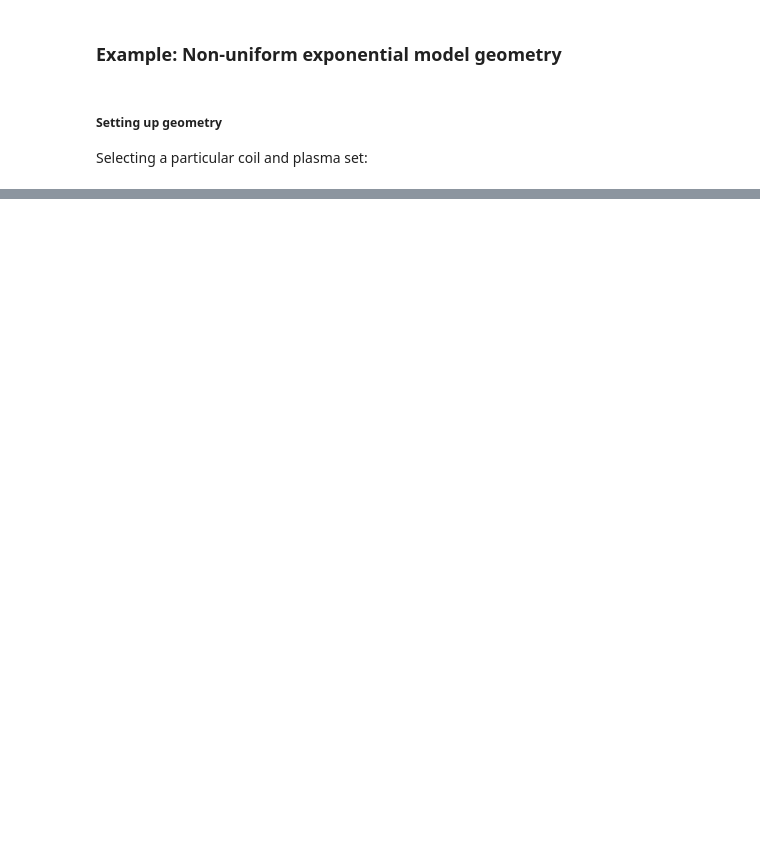
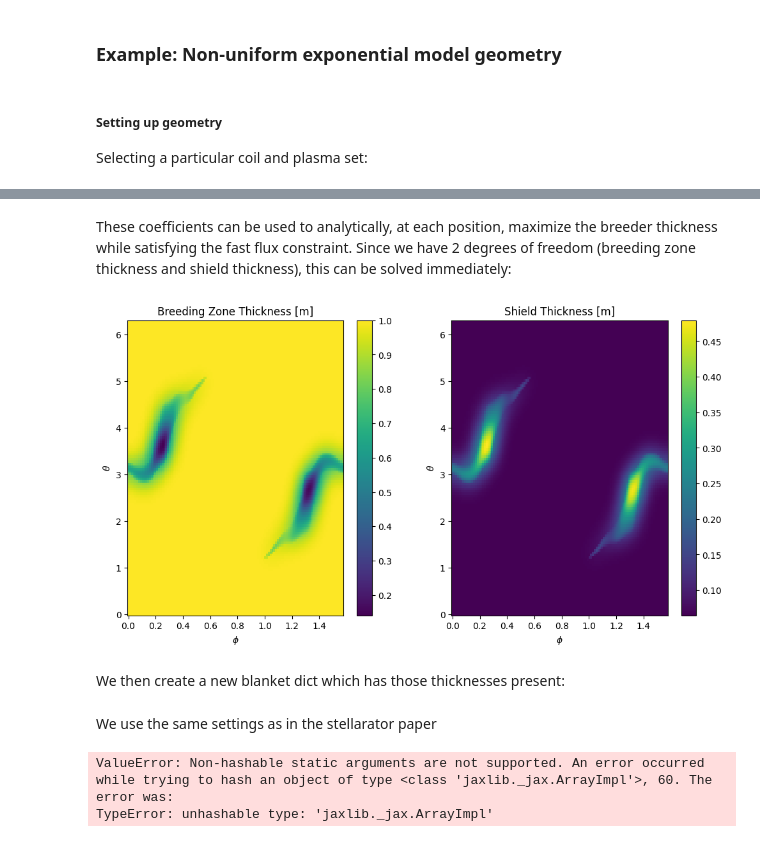
Before and after one commit to timobogaarts/jax-sbgeom, a Jupyter notebook: examples/stellarator_paper_fig_13.ipynb, the cells around one changed output, grey strips where cells are left out. Cells and saved outputs as stored; diff of their text form; code cells hidden in the pictures; blank space fills up the shorter version.

```diff
--- a/examples/stellarator_paper_fig_13.ipynb
+++ b/examples/stellarator_paper_fig_13.ipynb
@@ -121,41 +122,52 @@ d_cws_smoothed = gaussian_filter(d_cws, sigma = cws_kwargs['smoothing'])
+# %% [markdown]
+These coefficients can be used to analytically, at each position, maximize the breeder thickness while satisfying the fast flux constraint. Since we have 2 degrees of freedom (breeding zone thickness and shield thickness), this can be solved immediately:
 # %%
 
-def _find_bz_shield(blanket_dict, available_distance, phi_0, phi_e,  maximum_dof_1_size : float, minimum_dof_2_size : float, smooth = True, smooth_sigma = 4, dof_name_1 : str = "BreedingZone", dof_name_2 : str = "VVShield", void_key = "Void"):
+def find_bz_shield(blanket_dict, available_distance, phi_0, phi_e,  maximum_dof_1_size : float, minimum_dof_2_size : float, smooth = True, smooth_sigma = 4, dof_name_1 : str = "BreedingZone", dof_name_2 : str = "VVShield", void_key = "Void"):
 
     attenuation = onp.log10(phi_e / phi_0)
 
     attenuation_without_bz_shield = sum([blanket_dict[layer]['decay'] * blanket_dict[layer]['d'] for layer in blanket_dict if (layer != dof_name_1 and layer != dof_name_2 and layer != void_key)])
 
     available_distance_for_bz_shield = available_distance - sum([blanket_dict[layer]['d'] for layer in blanket_dict if layer != dof_name_1 and layer != dof_name_2 and layer != void_key])
 
     required_attenuation_bz_shield = attenuation + attenuation_without_bz_shield
 
     available_bz = (required_attenuation_bz_shield + blanket_dict[dof_name_2]['decay'] * available_distance_for_bz_shield) / (blanket_dict[dof_name_2]['decay'] - blanket_dict[dof_name_1]['decay'])
     # if available_bz is greater than the allowable distance, it means that the shield needs to be 'negative' to satisfy the constraint. this just means that even if the
     # entire volume is filled by the breeding zone, it is still below the constraint.
 
     # Now, the actual bz thickness is set to min(available_bz, maximum_dof_1_size) (we cap the bz thickness to 1m for practical reasons)
     masked_bz =onp.minimum(available_bz, maximum_dof_1_size)# np.where(available_bz > maximum_dof_1_size, maximum_dof_1_size, available_bz)
     if smooth:
         masked_bz = onp.minimum(gaussian_filter(masked_bz, sigma = smooth_sigma), masked_bz) # we can only smooth the minimum (otherwise we might violate the distance constraint)
 
     required_shield_for_constraint = (required_attenuation_bz_shield + blanket_dict[dof_name_1]['decay'] * masked_bz) / ( -blanket_dict[dof_name_2]['decay'])
 
-    masked_shield =  onp.maximum(required_shield_for_constraint, minimum_dof_2_size)#np.where(required_shield_for_constraint < 0.05, 0.05,   required_shield_for_constraint)
+    masked_shield =  onp.maximum(required_shield_for_constraint, minimum_dof_2_size)
 
     blanket_keys_no_void = [key for key in blanket_dict.keys() if key != void_key]
 
     if onp.any(masked_shield + masked_bz > available_distance_for_bz_shield + 0.1 * blanket_dict[blanket_keys_no_void[-1]]["d"]):
         print("Warning: required shield + bz exceeds available distance by:")
         print(onp.max(masked_shield + masked_bz - available_distance_for_bz_shield))
 
     return masked_bz, masked_shield
 
-d_bz, d_shield = _find_bz_shield(blanket_dict, d_cws_smoothed - 0.5 * coil_thickness, **exp_model_kwargs)
-blanket_dict_copy = blanket_dict.copy()
-blanket_dict_copy['BreedingZone']['d'] = d_bz
-blanket_dict_copy['VVShield']['d']     = d_shield
-d_values                               = [blanket_dict_copy[i]['d'] for i in blanket_dict_copy.keys() if i!='Void' ]
-total_d_matrices                       = [jnp.full_like(d_bz, d) if isinstance(d,float) else d for d in d_values]
-cumsum_d_matrices                      = jnp.cumsum(jnp.array(total_d_matrices), axis=0) # Thickness matrices for all layers
-void_d_matrix                          = d_cws_smoothed -  cumsum_d_matrices[-1]
+d_bz, d_shield = find_bz_shield(blanket_dict, d_cws_smoothed - 0.5 * coil_thickness, **exp_model_kwargs)
+
+fig, axs = plt.subplots(1,2, figsize = (12,6))
+plt.sca(axs[0])
+plt.title("Breeding Zone Thickness [m]")
+plt.pcolormesh(phi_d, theta_d, d_bz)
+plt.xlabel("$\\phi$")
+plt.ylabel("$\\theta$")
+plt.colorbar()
+plt.sca(axs[1])
+plt.title("Shield Thickness [m]")
+plt.pcolormesh(phi_d, theta_d, d_shield)
+plt.xlabel("$\\phi$")
+plt.ylabel("$\\theta$")
+_ = plt.colorbar()
+# %% [output]
+[figure, added]
@@ -163,0 +174,2 @@ f_conversion = jax.jit(jax.vmap(jax_sbgeom.flux_surfaces.convert_to_vmec.create_
+# %% [markdown]
+We then create a new blanket dict which has those thicknesses present:
@@ -164,4 +185,7 @@ f_conversion = jax.jit(jax.vmap(jax_sbgeom.flux_surfaces.convert_to_vmec.create_
+# %% [markdown]
+We use the same settings as in the stellarator paper
 # %%
+from jax_sbgeom.flux_surfaces.convert_to_vmec import create_multiple_fourier_surface_extension_interp_equal_arclength, convert_to_different_mpol_ntor
 fourier_ext_kwargs = {
             'nu_sample' : 120,
             'nv_sample' : 104,
@@ -169,4 +193,9 @@ fourier_ext_kwargs = {
             'ntor': 30,
             'ntheta_arclength' : 300
         }
-Rmnc_t, Zmns_t, mpol_t, ntor_t, nfp_t = f_conversion(flux_surface, cumsum_d_matrices, fourier_ext_kwargs['nu_sample'], fourier_ext_kwargs['nv_sample'], fourier_ext_kwargs['ntheta_arclength'])
+
+Rmnc_t, Zmns_t, mpol_t, ntor_t, nfp_t = convert_to_different_mpol_ntor(*create_multiple_fourier_surface_extension_interp_equal_arclength(flux_surface, cumsum_d_matrices, fourier_ext_kwargs['nu_sample'], fourier_ext_kwargs['nv_sample'], fourier_ext_kwargs['ntheta_arclength']),
+                                                                       fourier_ext_kwargs['mpol'], fourier_ext_kwargs['ntor'])
+# %% [output]
+ValueError: Non-hashable static arguments are not supported. An error occurred while trying to hash an object of type <class 'jaxlib._jax.ArrayImpl'>, 60. The error was:
+TypeError: unhashable type: 'jaxlib._jax.ArrayImpl'
```
Also changed, not shown: parts of 19 cells of this notebook, 4 other files.
